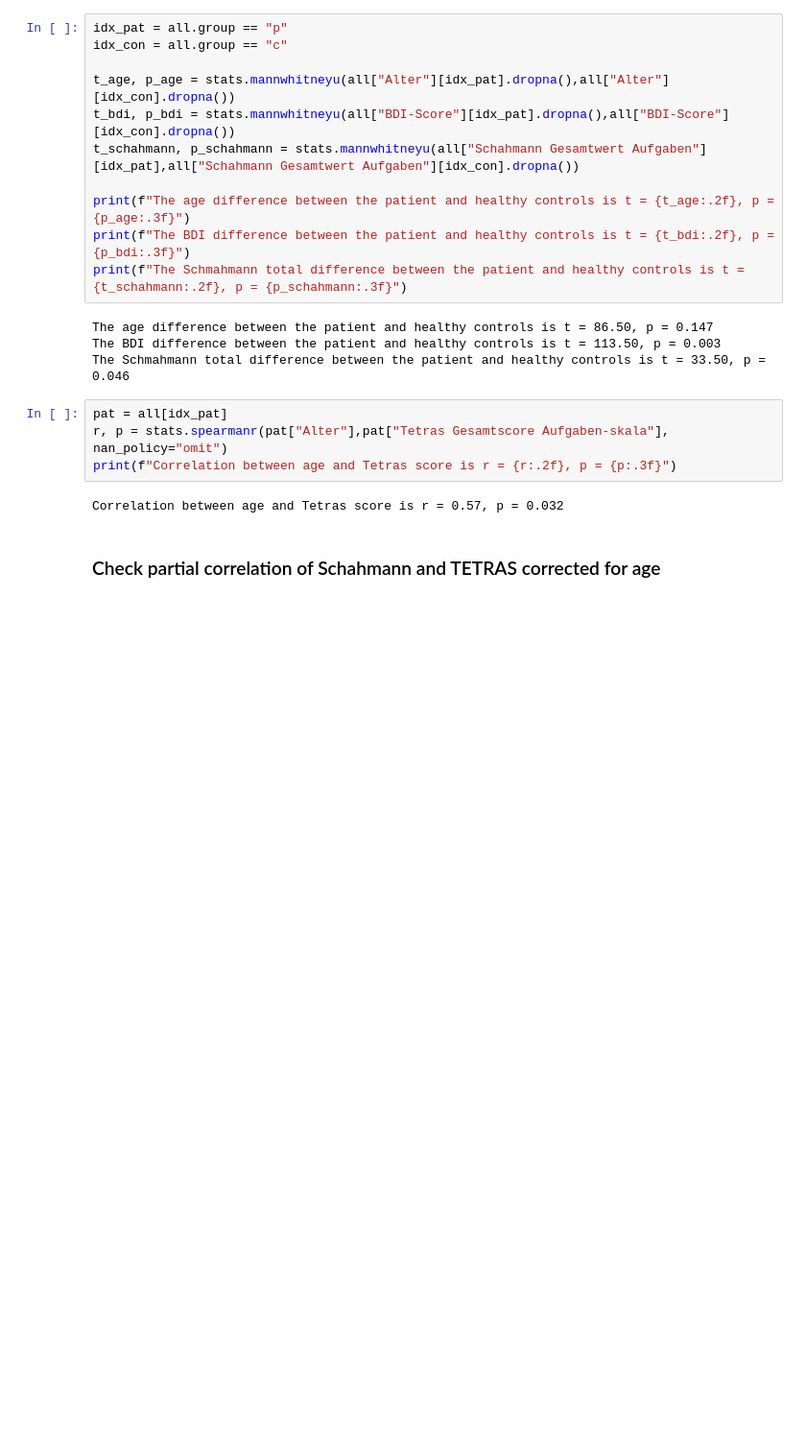
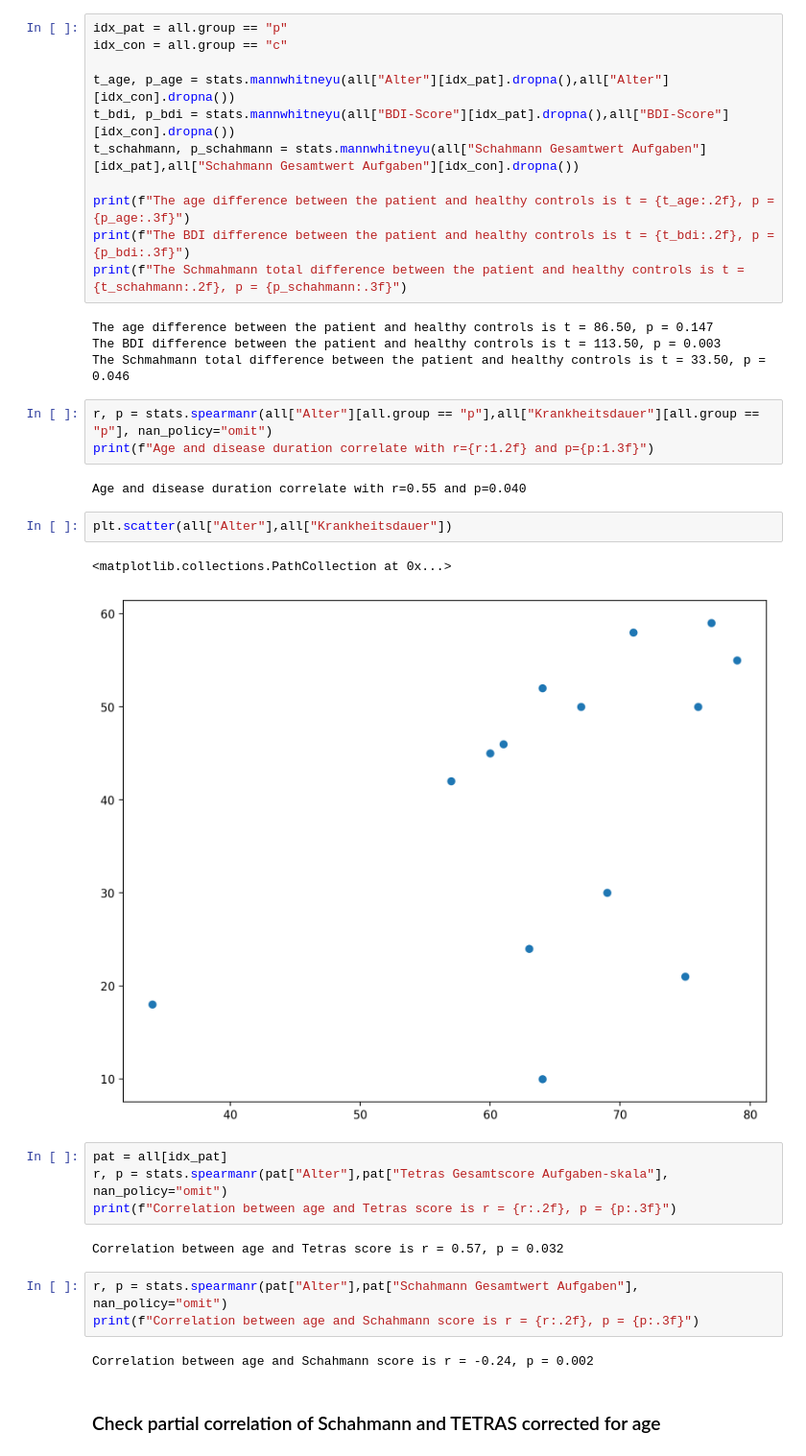
Before and after one commit to JuliusWelzel/tremor_feedback_jw, a Jupyter notebook: 05_scripts/ana04_behav.ipynb, the cells around one changed output. Shown at 96% size. Saved outputs shown, nothing was run; the diff lists cells and outputs as text; blank space fills up the shorter version.

```diff
--- a/05_scripts/ana04_behav.ipynb
+++ b/05_scripts/ana04_behav.ipynb
@@ -90,12 +88,27 @@ print(f"The Schmahmann total difference between the patient and healthy controls
 The age difference between the patient and healthy controls is t = 86.50, p = 0.147
 The BDI difference between the patient and healthy controls is t = 113.50, p = 0.003
 The Schmahmann total difference between the patient and healthy controls is t = 33.50, p = 0.046
+# %%
+r, p = stats.spearmanr(all["Alter"][all.group == "p"],all["Krankheitsdauer"][all.group == "p"], nan_policy="omit")
+print(f"Age and disease duration correlate with r={r:1.2f} and p={p:1.3f}")
+# %% [output]
+Age and disease duration correlate with r=0.55 and p=0.040
+# %%
+plt.scatter(all["Alter"],all["Krankheitsdauer"])
+# %% [output]
+<matplotlib.collections.PathCollection at 0x...>
+[figure, added]
 # %%
 pat = all[idx_pat]
 r, p = stats.spearmanr(pat["Alter"],pat["Tetras Gesamtscore Aufgaben-skala"], nan_policy="omit")
 print(f"Correlation between age and Tetras score is r = {r:.2f}, p = {p:.3f}")
 # %% [output]
 Correlation between age and Tetras score is r = 0.57, p = 0.032
+# %%
+r, p = stats.spearmanr(pat["Alter"],pat["Schahmann Gesamtwert Aufgaben"], nan_policy="omit")
+print(f"Correlation between age and Schahmann score is r = {r:.2f}, p = {p:.3f}")
+# %% [output]
+Correlation between age and Schahmann score is r = -0.24, p = 0.002
 # %% [markdown]
 ### Check partial correlation of Schahmann and TETRAS corrected for age
 # %%
```
Also changed, not shown: parts of 7 cells of this notebook, 2 other files.
